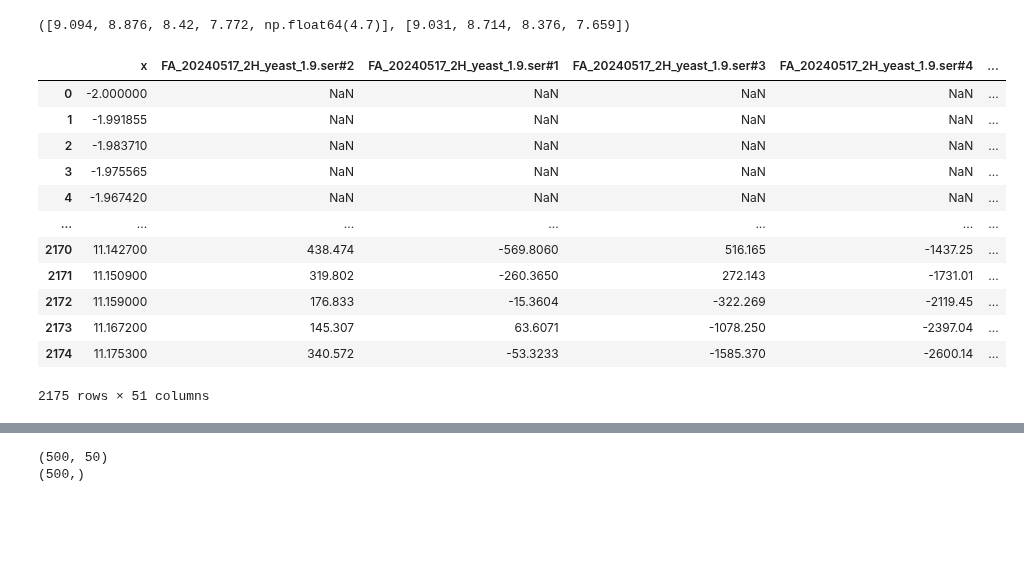
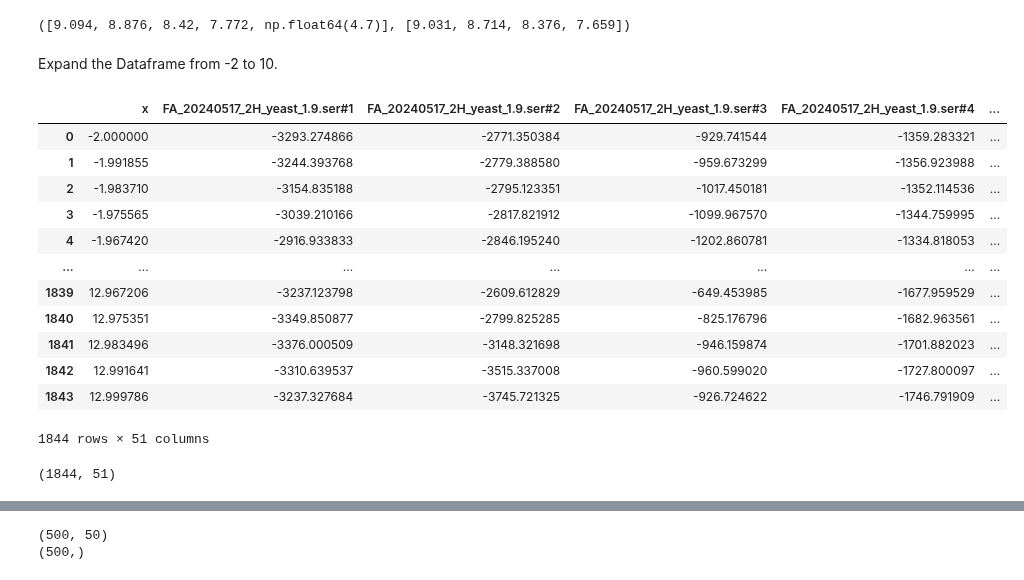
Before and after one commit to RATFIVE/MoinCC-AI4metabolomics, a Jupyter notebook: 03_DeepLearning/conv.ipynb, the cells around one changed output, grey strips where cells are left out. Cells and saved outputs as stored; diff of their text form; code cells hidden in the pictures; blank space fills up the shorter version.

Commit message:
refactor data processing functions for enhanced performance and efficiency

```diff
--- a/03_DeepLearning/conv.ipynb
+++ b/03_DeepLearning/conv.ipynb
@@ -124,23 +104,36 @@ def fill_df(df):
     return df
-# %%
-df = pd.read_csv(df_list[0])
-#display(df)
-df = fill_df(df)
-display(df)
-# %% [output]
-|  | x | FA_20240517_2H_yeast_1.9.ser#2 | FA_20240517_2H_yeast_1.9.ser#1 | FA_20240517_2H_yeast_1.9.ser#3 | FA_20240517_2H_yeast_1.9.ser#4 | ... |
-| 0 | -2.000000 | NaN | NaN | NaN | NaN | ... |
-| 1 | -1.991855 | NaN | NaN | NaN | NaN | ... |
-| 2 | -1.983710 | NaN | NaN | NaN | NaN | ... |
-| 3 | -1.975565 | NaN | NaN | NaN | NaN | ... |
-| 4 | -1.967420 | NaN | NaN | NaN | NaN | ... |
-| ... | ... | ... | ... | ... | ... | ... |
-| 2170 | 11.142700 | 438.474 | -569.8060 | 516.165 | -1437.25 | ... |
-| 2171 | 11.150900 | 319.802 | -260.3650 | 272.143 | -1731.01 | ... |
-| 2172 | 11.159000 | 176.833 | -15.3604 | -322.269 | -2119.45 | ... |
-| 2173 | 11.167200 | 145.307 | 63.6071 | -1078.250 | -2397.04 | ... |
-| 2174 | 11.175300 | 340.572 | -53.3233 | -1585.370 | -2600.14 | ... |
-2175 rows × 51 columns
+# %% [markdown]
+Expand the Dataframe from -2 to 10.
+# %%
+df = pd.read_csv(df_list[0])
+
+df_merged = pd.DataFrame()
+# Iterate over each column starting from the second column
+for i in range(1, len(df.columns)):
+    #print(df.columns[i], i)
+    # Pass a subset to fill_df, without modifying df in the loop
+    filled_df = fill_df(df.iloc[:, [0, i]], column=df.columns[i])
+    df_merged['x'] = filled_df['x']
+    #display(filled_df)
+    # Process filled_df if needed (e.g., store it in a list or combine with df)
+    df_merged = pd.merge(df_merged, filled_df[df.columns[i]], left_index=True, right_index=True, how='outer')
+display(df_merged)
+print(df_merged.shape)
+# %% [output]
+|  | x | FA_20240517_2H_yeast_1.9.ser#1 | FA_20240517_2H_yeast_1.9.ser#2 | FA_20240517_2H_yeast_1.9.ser#3 | FA_20240517_2H_yeast_1.9.ser#4 | ... |
+| 0 | -2.000000 | -3293.274866 | -2771.350384 | -929.741544 | -1359.283321 | ... |
+| 1 | -1.991855 | -3244.393768 | -2779.388580 | -959.673299 | -1356.923988 | ... |
+| 2 | -1.983710 | -3154.835188 | -2795.123351 | -1017.450181 | -1352.114536 | ... |
+| 3 | -1.975565 | -3039.210166 | -2817.821912 | -1099.967570 | -1344.759995 | ... |
+| 4 | -1.967420 | -2916.933833 | -2846.195240 | -1202.860781 | -1334.818053 | ... |
+| ... | ... | ... | ... | ... | ... | ... |
+| 1839 | 12.967206 | -3237.123798 | -2609.612829 | -649.453985 | -1677.959529 | ... |
+| 1840 | 12.975351 | -3349.850877 | -2799.825285 | -825.176796 | -1682.963561 | ... |
+| 1841 | 12.983496 | -3376.000509 | -3148.321698 | -946.159874 | -1701.882023 | ... |
+| 1842 | 12.991641 | -3310.639537 | -3515.337008 | -960.599020 | -1727.800097 | ... |
+| 1843 | 12.999786 | -3237.327684 | -3745.721325 | -926.724622 | -1746.791909 | ... |
+1844 rows × 51 columns
+(1844, 51)
 # %%
 def get_pictrue(df):
     pic = df.iloc[:, 1:]
```
Also changed, not shown: parts of 3 cells of this notebook.
